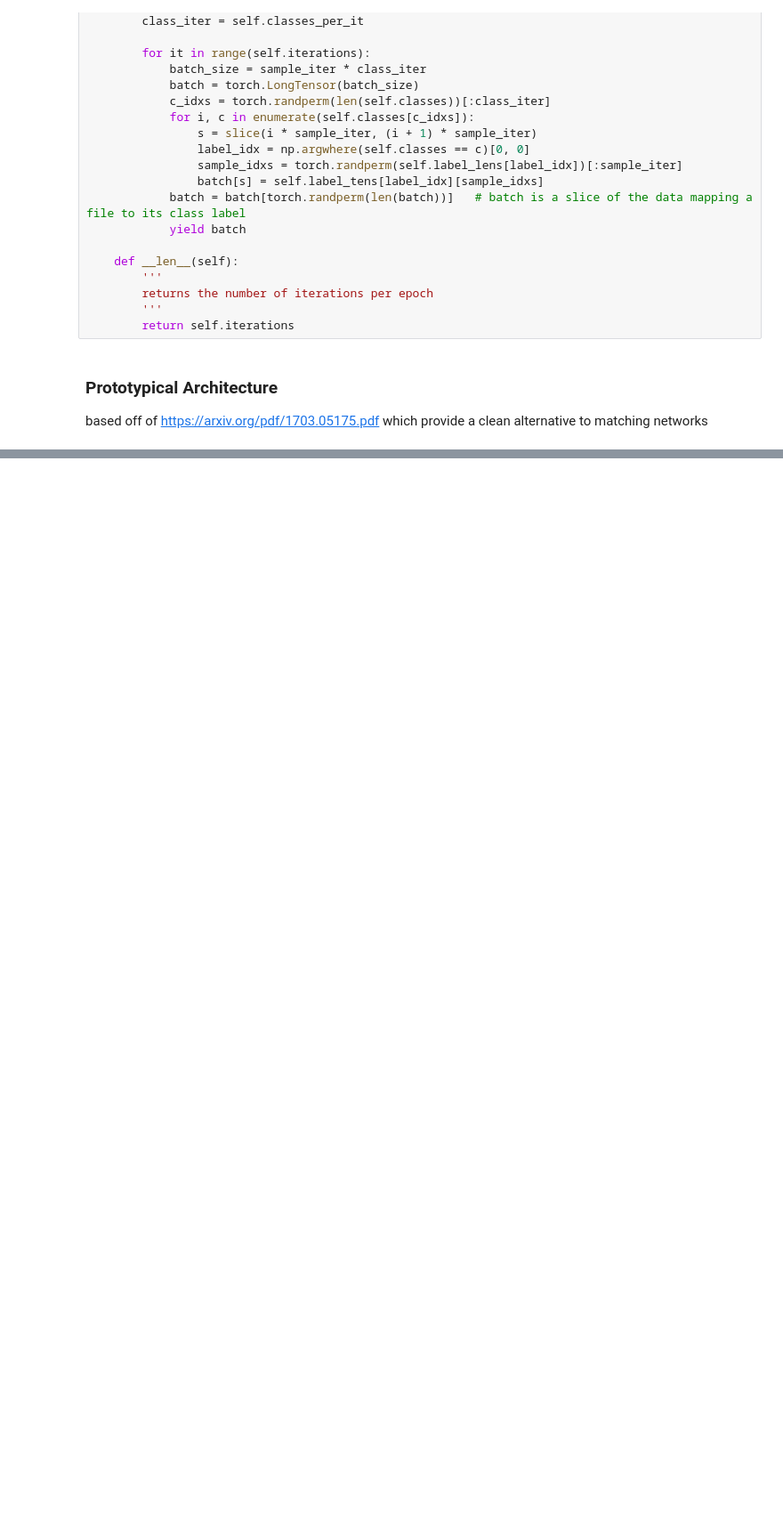
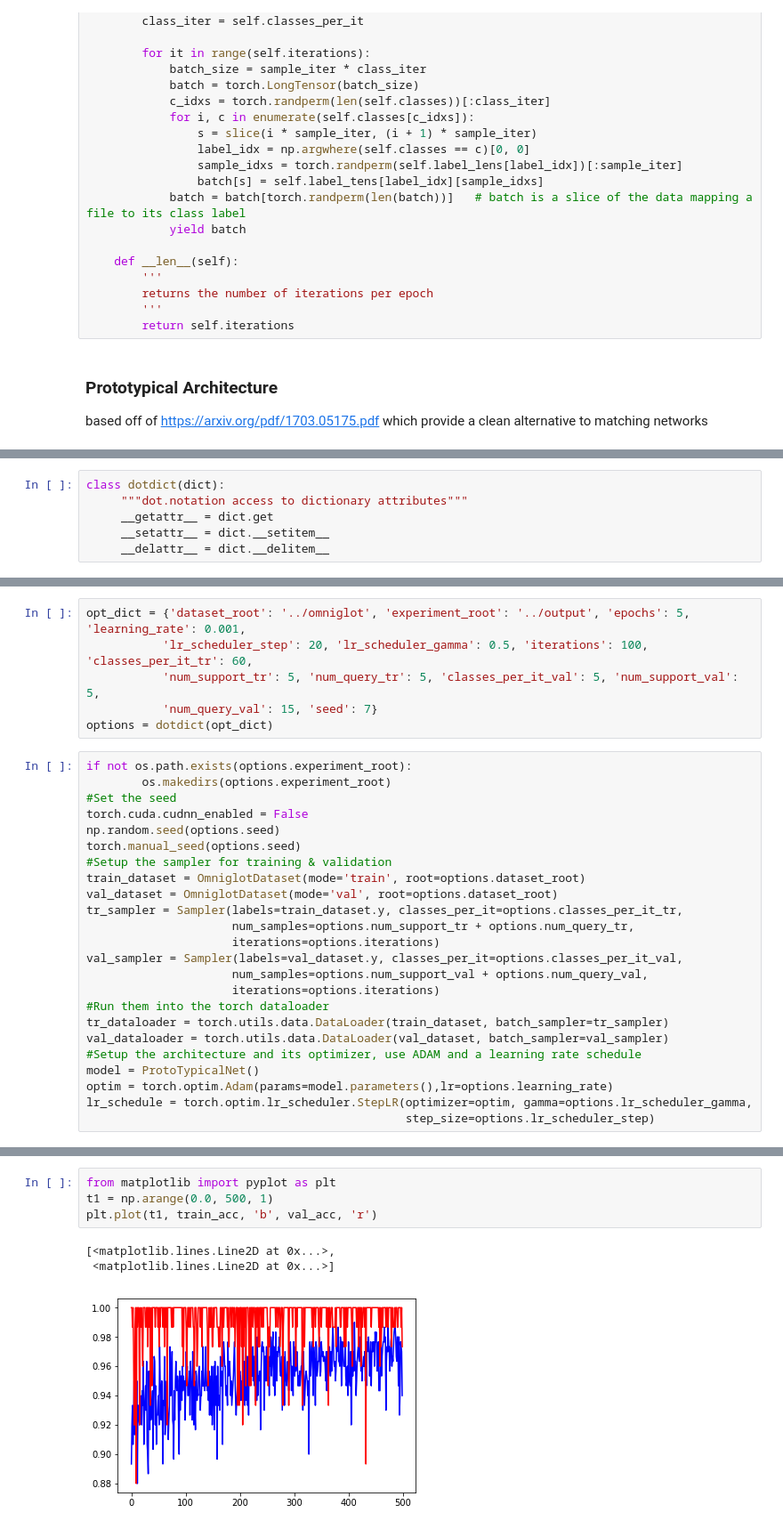
Before and after one commit to goaaron/few_shot_learning, a Jupyter notebook: code/Few Shot Omniglot.ipynb, the cells around one changed output, grey strips where cells are left out. Shown: that part at 89% size. Cells and saved outputs as stored; diff of their text form; blank space fills up the shorter version.

Commit message:
1st train

```diff
--- a/code/Few Shot Omniglot.ipynb
+++ b/code/Few Shot Omniglot.ipynb
@@ -331,3 +331,9 @@ class ProtoTypicalNet(nn.Module):
     def forward(self, x):
         x = self.encoder(x)
         return x.view(x.size(0), -1)
+# %%
+class dotdict(dict):
+     """dot.notation access to dictionary attributes"""
+     __getattr__ = dict.get
+     __setattr__ = dict.__setitem__
+     __delattr__ = dict.__delitem__
@@ -333,0 +342,30 @@ class ProtoTypicalNet(nn.Module):
+# %%
+opt_dict = {'dataset_root': '../omniglot', 'experiment_root': '../output', 'epochs': 5, 'learning_rate': 0.001,
+           'lr_scheduler_step': 20, 'lr_scheduler_gamma': 0.5, 'iterations': 100, 'classes_per_it_tr': 60,
+           'num_support_tr': 5, 'num_query_tr': 5, 'classes_per_it_val': 5, 'num_support_val': 5,
+           'num_query_val': 15, 'seed': 7}
+options = dotdict(opt_dict)
+# %%
+if not os.path.exists(options.experiment_root):
+        os.makedirs(options.experiment_root)
+#Set the seed
+torch.cuda.cudnn_enabled = False
+np.random.seed(options.seed)
+torch.manual_seed(options.seed)
+#Setup the sampler for training & validation
+train_dataset = OmniglotDataset(mode='train', root=options.dataset_root)
+val_dataset = OmniglotDataset(mode='val', root=options.dataset_root)
+tr_sampler = Sampler(labels=train_dataset.y, classes_per_it=options.classes_per_it_tr,
+                     num_samples=options.num_support_tr + options.num_query_tr,
+                     iterations=options.iterations)
+val_sampler = Sampler(labels=val_dataset.y, classes_per_it=options.classes_per_it_val,
+                     num_samples=options.num_support_val + options.num_query_val,
+                     iterations=options.iterations)
+#Run them into the torch dataloader
+tr_dataloader = torch.utils.data.DataLoader(train_dataset, batch_sampler=tr_sampler)
+val_dataloader = torch.utils.data.DataLoader(val_dataset, batch_sampler=val_sampler)
+#Setup the architecture and its optimizer, use ADAM and a learning rate schedule
+model = ProtoTypicalNet()
+optim = torch.optim.Adam(params=model.parameters(),lr=options.learning_rate)
+lr_schedule = torch.optim.lr_scheduler.StepLR(optimizer=optim, gamma=options.lr_scheduler_gamma,
+                                              step_size=options.lr_scheduler_step)
@@ -333,0 +445,8 @@ class ProtoTypicalNet(nn.Module):
+# %%
+from matplotlib import pyplot as plt
+t1 = np.arange(0.0, 500, 1)
+plt.plot(t1, train_acc, 'b', val_acc, 'r')
+# %% [output]
+[<matplotlib.lines.Line2D at 0x...>,
+ <matplotlib.lines.Line2D at 0x...>]
+[figure, added]
```
Also changed, not shown: parts of 5 cells of this notebook.
